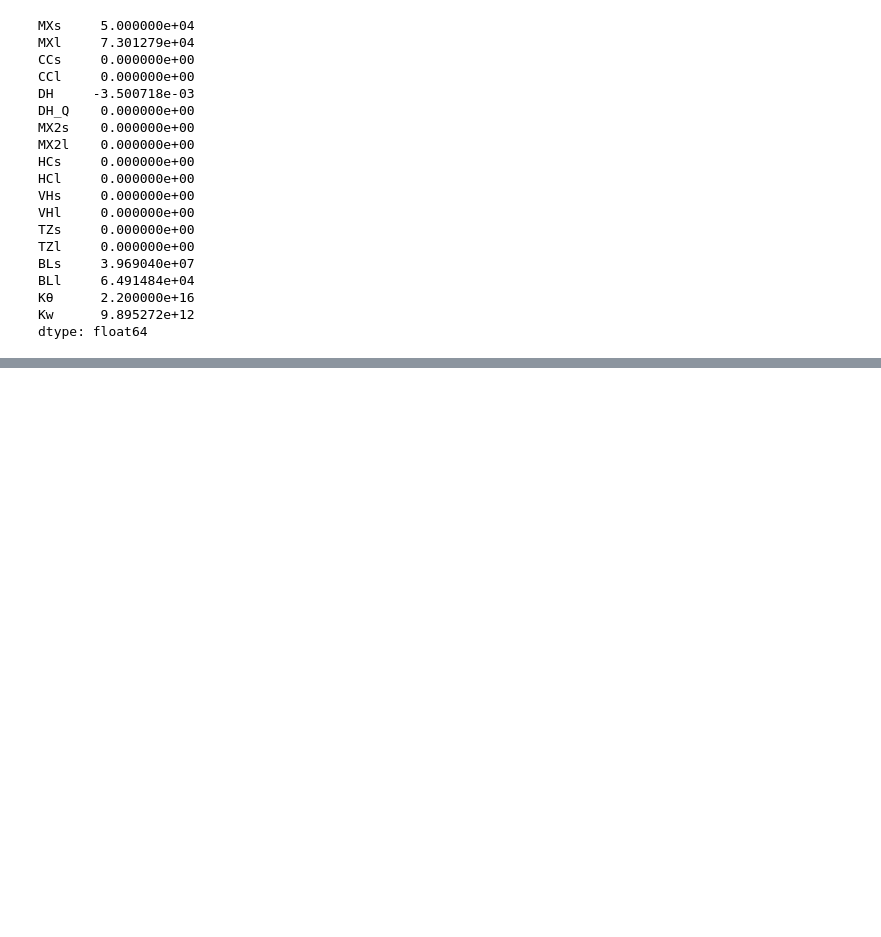
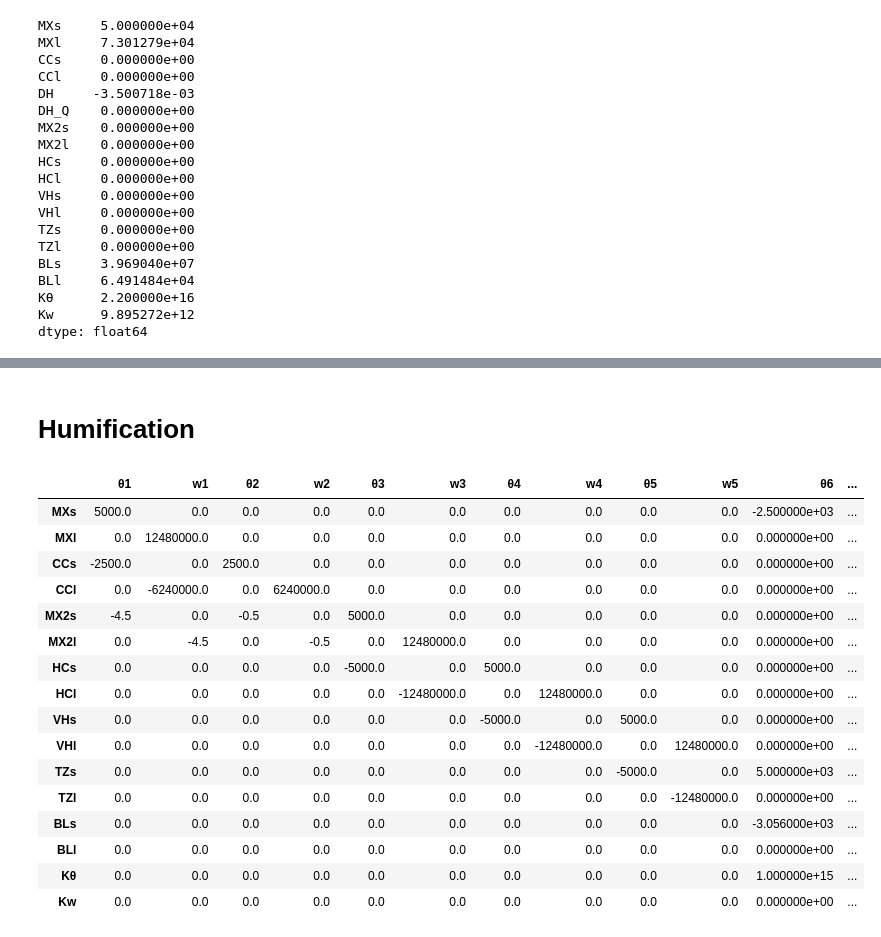
Before and after one commit to glDemonti/C4AC_project, a Jupyter notebook: Humidity_contrl.ipynb, the cells around one changed output, grey strips where cells are left out. Saved outputs shown, nothing was run; the diff lists cells and outputs as text; code cells hidden in the pictures; blank space fills up the shorter version.

```diff
--- a/Humidity_contrl.ipynb
+++ b/Humidity_contrl.ipynb
@@ -286 +286,26 @@ Ql_B     2.684096e+03
 dtype: float64
+# %% [markdown]
+# Humification
+# %%
+ # Define column names (unknowns)
+columns_H = [
+    'θ1', 'w1', 'θ2', 'w2', 'θ3', 'w3', 'θ4', 'w4','θ5', 'w5','θ6', 'w6',
+    'Qs_HC', 'Ql_VC', 'Qs_B', 'Ql_B'
+]
+
+# Define row names (equations) with 's' for sensible and 'l' for latent
+rows_H = [
+    'MXs', 'MXl',                    # Mixing box equations
+    'CCs', 'CCl',                    # Colling with dehumidification
+    'MX2s', 'MX2l',                  # Mixing after dehumidification
+    'HCs', 'HCl',                    # Heating coil equations
+    'VHs', 'VHl',                    # Vapor humidifier equations
+
+    'TZs', 'TZl',                   # Thermal zone equations
+    'BLs', 'BLl',                   # Building equations
+    'Kθ', 'Kw'                      # Controller equations
+]
+
+# Initialize coefficient matrix A and vector b
+A_H = pd.DataFrame(0.0, index=rows_H, columns=columns_H)
+b_H = pd.Series(0.0, index=rows_H)
@@ -286,0 +426,20 @@ dtype: float64
+# %%
+A_H
+# %% [output]
+|  | θ1 | w1 | θ2 | w2 | θ3 | w3 | θ4 | w4 | θ5 | w5 | θ6 | ... |
+| MXs | 5000.0 | 0.0 | 0.0 | 0.0 | 0.0 | 0.0 | 0.0 | 0.0 | 0.0 | 0.0 | -2.500000e+03 | ... |
+| MXl | 0.0 | 12480000.0 | 0.0 | 0.0 | 0.0 | 0.0 | 0.0 | 0.0 | 0.0 | 0.0 | 0.000000e+00 | ... |
+| CCs | -2500.0 | 0.0 | 2500.0 | 0.0 | 0.0 | 0.0 | 0.0 | 0.0 | 0.0 | 0.0 | 0.000000e+00 | ... |
+| CCl | 0.0 | -6240000.0 | 0.0 | 6240000.0 | 0.0 | 0.0 | 0.0 | 0.0 | 0.0 | 0.0 | 0.000000e+00 | ... |
+| MX2s | -4.5 | 0.0 | -0.5 | 0.0 | 5000.0 | 0.0 | 0.0 | 0.0 | 0.0 | 0.0 | 0.000000e+00 | ... |
+| MX2l | 0.0 | -4.5 | 0.0 | -0.5 | 0.0 | 12480000.0 | 0.0 | 0.0 | 0.0 | 0.0 | 0.000000e+00 | ... |
+| HCs | 0.0 | 0.0 | 0.0 | 0.0 | -5000.0 | 0.0 | 5000.0 | 0.0 | 0.0 | 0.0 | 0.000000e+00 | ... |
+| HCl | 0.0 | 0.0 | 0.0 | 0.0 | 0.0 | -12480000.0 | 0.0 | 12480000.0 | 0.0 | 0.0 | 0.000000e+00 | ... |
+| VHs | 0.0 | 0.0 | 0.0 | 0.0 | 0.0 | 0.0 | -5000.0 | 0.0 | 5000.0 | 0.0 | 0.000000e+00 | ... |
+| VHl | 0.0 | 0.0 | 0.0 | 0.0 | 0.0 | 0.0 | 0.0 | -12480000.0 | 0.0 | 12480000.0 | 0.000000e+00 | ... |
+| TZs | 0.0 | 0.0 | 0.0 | 0.0 | 0.0 | 0.0 | 0.0 | 0.0 | -5000.0 | 0.0 | 5.000000e+03 | ... |
+| TZl | 0.0 | 0.0 | 0.0 | 0.0 | 0.0 | 0.0 | 0.0 | 0.0 | 0.0 | -12480000.0 | 0.000000e+00 | ... |
+| BLs | 0.0 | 0.0 | 0.0 | 0.0 | 0.0 | 0.0 | 0.0 | 0.0 | 0.0 | 0.0 | -3.056000e+03 | ... |
+| BLl | 0.0 | 0.0 | 0.0 | 0.0 | 0.0 | 0.0 | 0.0 | 0.0 | 0.0 | 0.0 | 0.000000e+00 | ... |
+| Kθ | 0.0 | 0.0 | 0.0 | 0.0 | 0.0 | 0.0 | 0.0 | 0.0 | 0.0 | 0.0 | 1.000000e+15 | ... |
+| Kw | 0.0 | 0.0 | 0.0 | 0.0 | 0.0 | 0.0 | 0.0 | 0.0 | 0.0 | 0.0 | 0.000000e+00 | ... |
```
Also changed, not shown: parts of 5 cells of this notebook.
